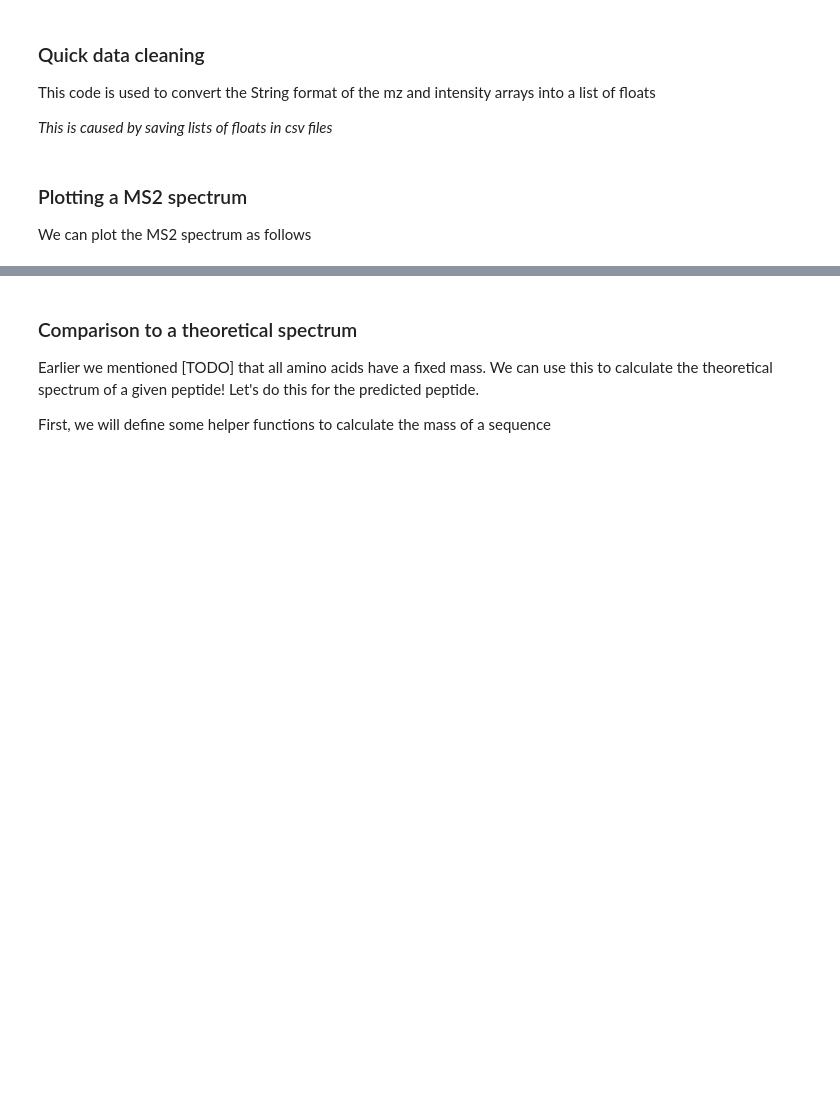
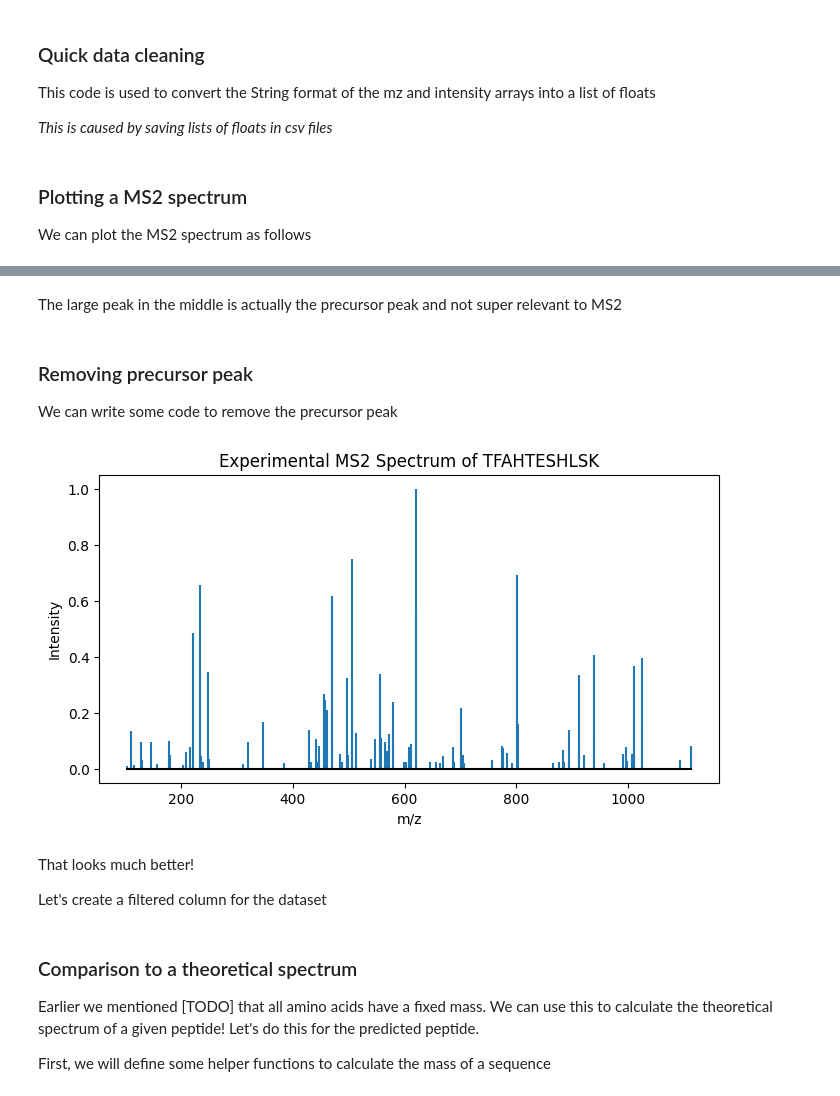
Before and after one commit to BioGeek/hackathon_indaba_senegal_2024, a Jupyter notebook: starter_notebook.ipynb, the cells around one changed output, grey strips where cells are left out. Saved outputs shown, nothing was run; the diff lists cells and outputs as text; code cells hidden in the pictures; blank space fills up the shorter version.

```diff
--- a/starter_notebook.ipynb
+++ b/starter_notebook.ipynb
@@ -108,0 +121,35 @@ plt.show()
+# %% [markdown]
+The large peak in the middle is actually the precursor peak and not super relevant to MS2
+# %% [markdown]
+### Removing precursor peak
+
+We can write some code to remove the precursor peak
+# %%
+def remove_precursor(mz_array, int_array, precursor_mz, tol=2.0):
+    # Calculate the absolute difference between mz_array and precursor_mz
+    mz_array = np.array(mz_array)
+    int_array = np.array(int_array)
+
+    diff = np.abs(mz_array - precursor_mz)
+
+    # Identify indices where the difference is within the tolerance
+    indices_to_zero = diff <= tol
+
+    # Zero out the intensity values at these indices
+    int_array[indices_to_zero] = 0
+
+    # Normalise here as well
+    return int_array/int_array.max()
+
+plt.figure(figsize=(8, 4))
+plt.stem(row['mz_array'], remove_precursor(row['mz_array'], row['intensity_array'], row['precursor_mz']), markerfmt="", basefmt='black')
+plt.xlabel('m/z')
+plt.ylabel('Intensity')
+plt.title(f'Experimental MS2 Spectrum of {row["target"]}')
+plt.show()
+# %% [output]
+[figure, added]
+# %% [markdown]
+That looks much better!
+
+Let's create a filtered column for the dataset
```
Also changed, not shown: parts of 41 cells of this notebook.
